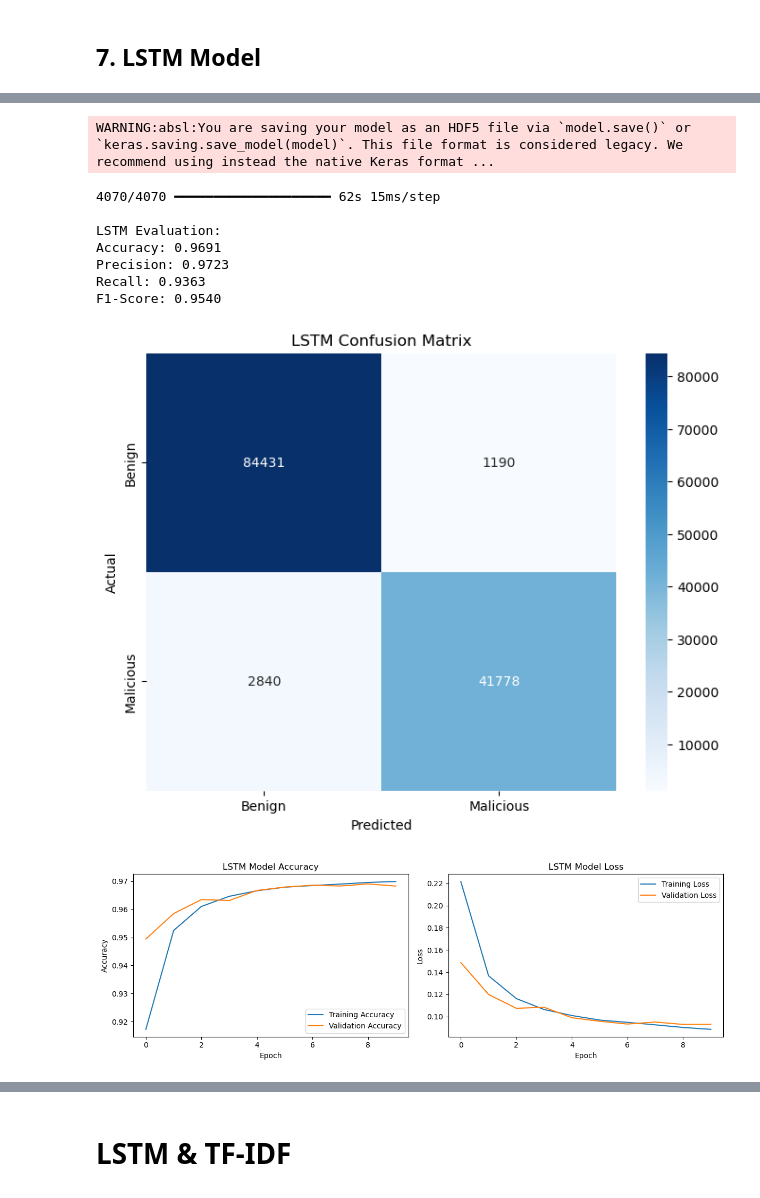
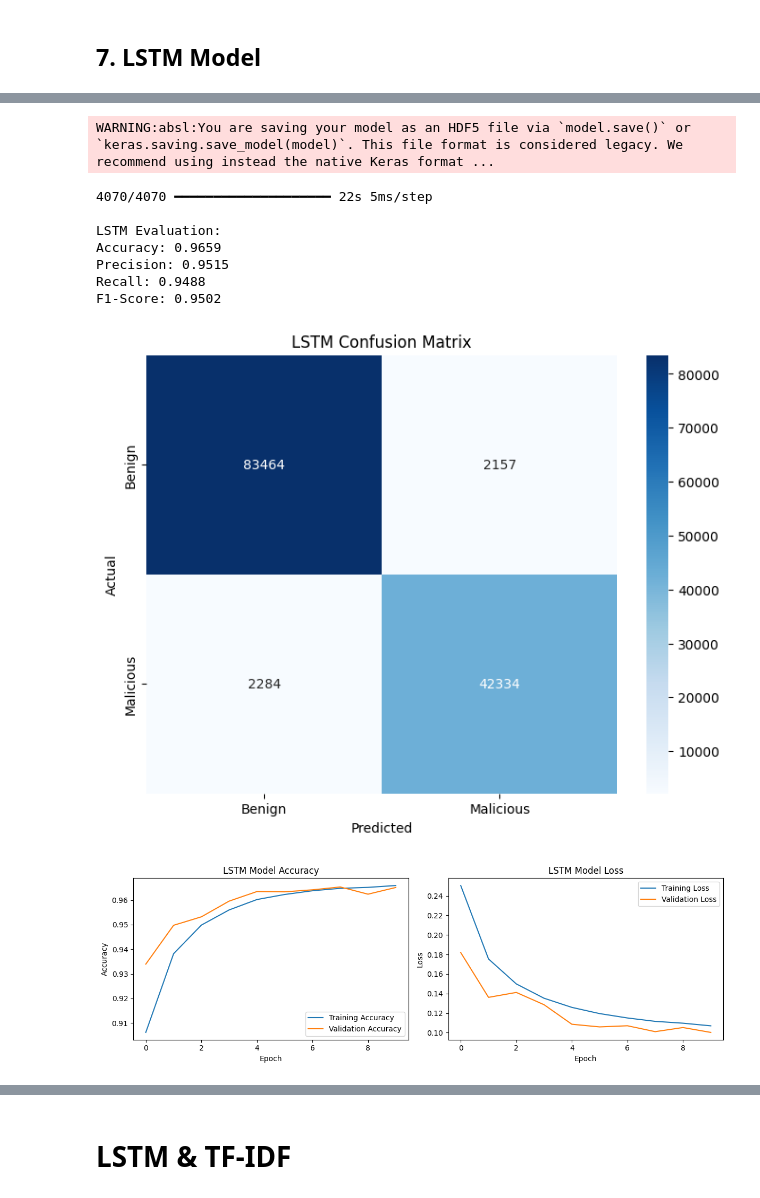
Before and after one commit to serghine-abdelillah/DeepLearning-Projects, a Jupyter notebook: Malicious URL Detection/Security_Mini_Project - Copy.ipynb, the cells around one changed output, grey strips where cells are left out. Saved outputs shown, nothing was run; the diff lists cells and outputs as text; code cells hidden in the pictures.

```diff
--- a/Malicious URL Detection/Security_Mini_Project - Copy.ipynb
+++ b/Malicious URL Detection/Security_Mini_Project - Copy.ipynb
@@ -188,16 +186,18 @@ data = pd.concat([feature_df, df['label']], axis=1)
 # %% [markdown]
 ## **5. Data Preprocessing**
 # %%
+import joblib
 #spli data
 X = data.drop('label', axis=1)
 y = data['label']
 
-#standaraize features
+X_train, X_test, y_train, y_test = train_test_split(
+    X, y, test_size=0.2, random_state=42, stratify=y
+)
+
 scaler = StandardScaler()
-X_scaled = scaler.fit_transform(X)
-
-#split DS into train.test
-X_train, X_test, y_train, y_test = train_test_split(X_scaled, y, test_size=0.2, random_state=42, stratify=y)
+X_train = scaler.fit_transform(X_train)
+X_test = scaler.transform(X_test)
 
 #reshape for LSTM
 X_train_lstm = X_train.reshape((X_train.shape[0], X_train.shape[1], 1))
@@ -264,9 +264,9 @@ F1-Score: 0.8443
 # buiild LSTM model
 def build_lstm_model(input_shape):
     model = Sequential([
-        LSTM(128, input_shape=input_shape, return_sequences=True),
-        LSTM(128, return_sequences=True),
-        LSTM(256),
+        LSTM(64, input_shape=input_shape, return_sequences=True),
+        LSTM(64, return_sequences=True),
+        LSTM(64),
         Dropout(0.3),
         Dense(128, activation='relu'),
         Dropout(0.3),
@@ -277,9 +277,37 @@ def build_lstm_model(input_shape):
 
 #INIT LSTM
 lstm_model = build_lstm_model((X_train_lstm.shape[1], 1))
-history = lstm_model.fit(X_train_lstm, y_train, epochs=10, batch_size=128, validation_split=0.2, verbose=1)
+from sklearn.utils.class_weight import compute_class_weight
+
+class_weights = compute_class_weight(
+    class_weight='balanced',
+    classes=np.unique(y_train),
+    y=y_train
+)
+
+class_weights = dict(enumerate(class_weights))
+
+from tensorflow.keras.callbacks import EarlyStopping
+
+early_stop = EarlyStopping(
+    monitor='val_loss',
+    patience=2,
+    restore_best_weights=True
+)
+
+history = lstm_model.fit(
+    X_train_lstm, y_train,
+    epochs=10,
+    batch_size=128,
+    validation_split=0.2,
+    class_weight=class_weights,
+    callbacks=[early_stop]
+)
+
+
 
 #Save MODEL
+joblib.dump(scaler, "scaler.pkl")
 lstm_model.save('LSTM_enhanced.h5')
 
 y_pred_lstm = (lstm_model.predict(X_test_lstm) > 0.5).astype(int)
@@ -346,13 +374,13 @@ Epoch 10/10
 WARNING:absl:You are saving your model as an HDF5 file via `model.save()` or `keras.saving.save_model(model)`. This file format is considered legacy. We recommend using instead the native Keras format ...
-4070/4070 ━━━━━━━━━━━━━━━━━━━━ 62s 15ms/step
+4070/4070 ━━━━━━━━━━━━━━━━━━━━ 22s 5ms/step
 
 LSTM Evaluation:
-Accuracy: 0.9691
-Precision: 0.9723
-Recall: 0.9363
-F1-Score: 0.9540
+Accuracy: 0.9659
+Precision: 0.9515
+Recall: 0.9488
+F1-Score: 0.9502
-[figure, old version]
+[figure, new version]
-[figure, old version]
+[figure, new version]
 # %%
 # Compare model performance
 metrics = {
```
Also changed, not shown: parts of 8 cells of this notebook, 14 other files.
